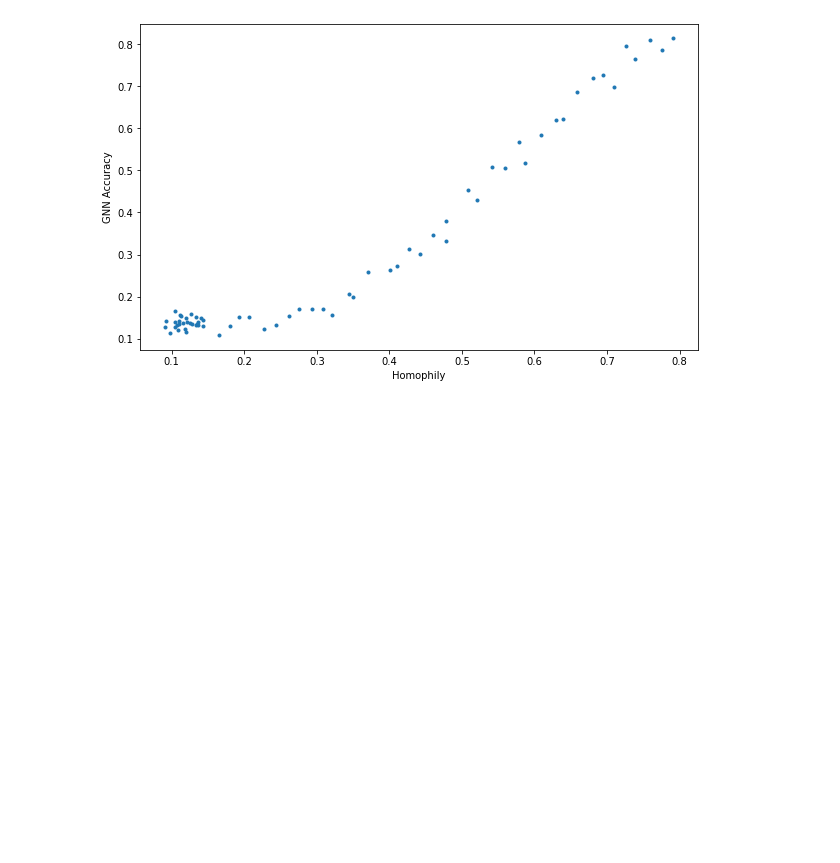
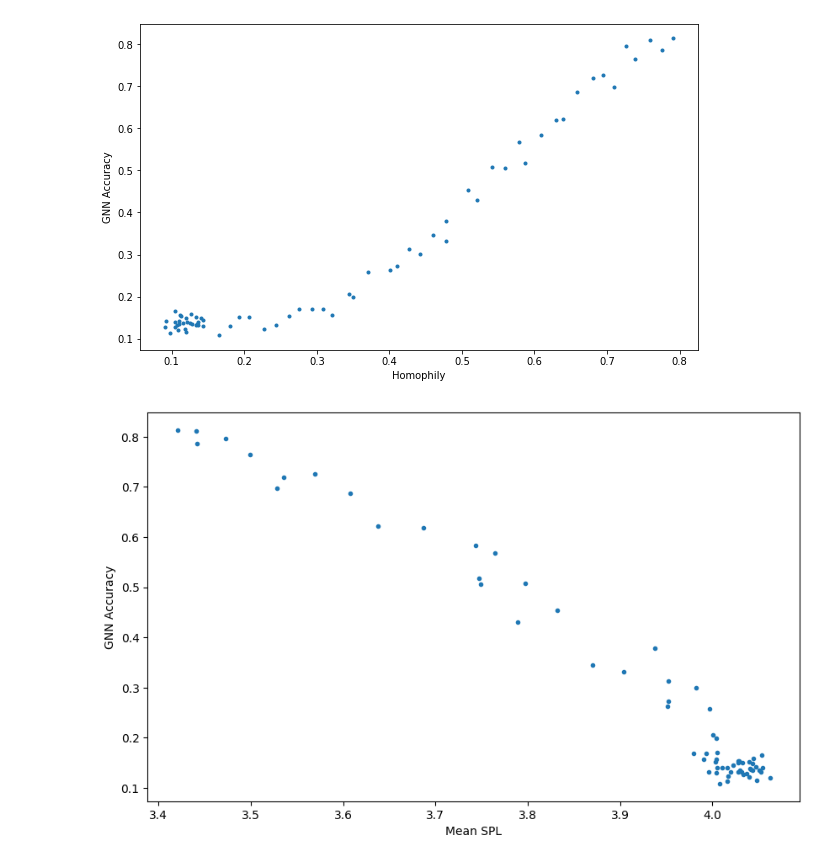
Before and after one commit to jr419/Homophily_Analysis, a Jupyter notebook: Homophily.ipynb, the cells around one changed output. Saved outputs shown, nothing was run; the diff lists cells and outputs as text; code cells hidden in the pictures; blank space fills up the shorter version.

```diff
--- a/Homophily.ipynb
+++ b/Homophily.ipynb
@@ -980,3 +980,7 @@ acc_list1 = torch.load('acc_list1')
 plot_test_gnn_vs_homophily(h_list,acc_list)
 # %% [output]
 [figure]
+# %%
+plot_test_gnn_vs_spl(mean_intra_spl_list1,acc_list1)
+# %% [output]
+[figure, added]
```
Also changed, not shown: parts of 1 cell of this notebook.
